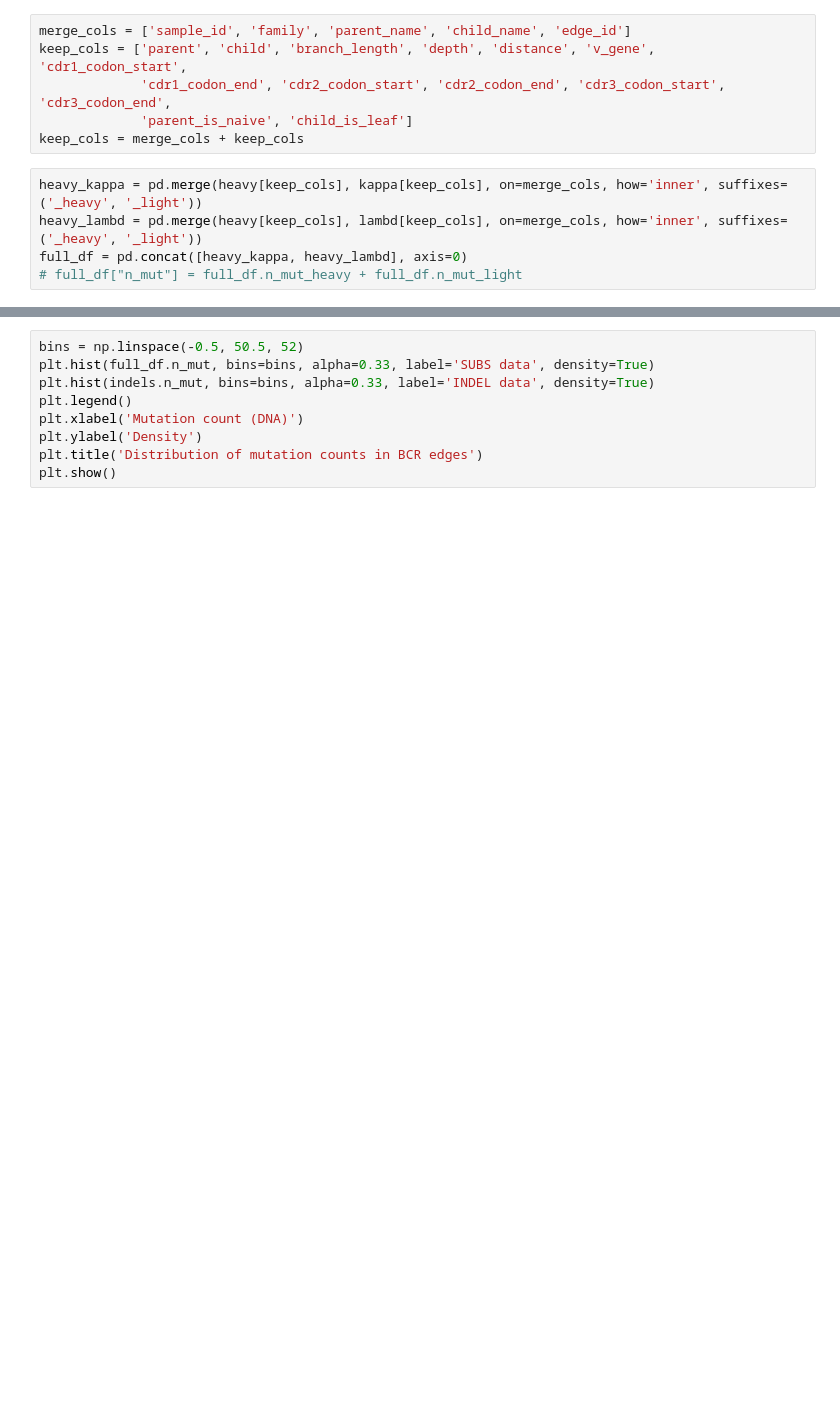
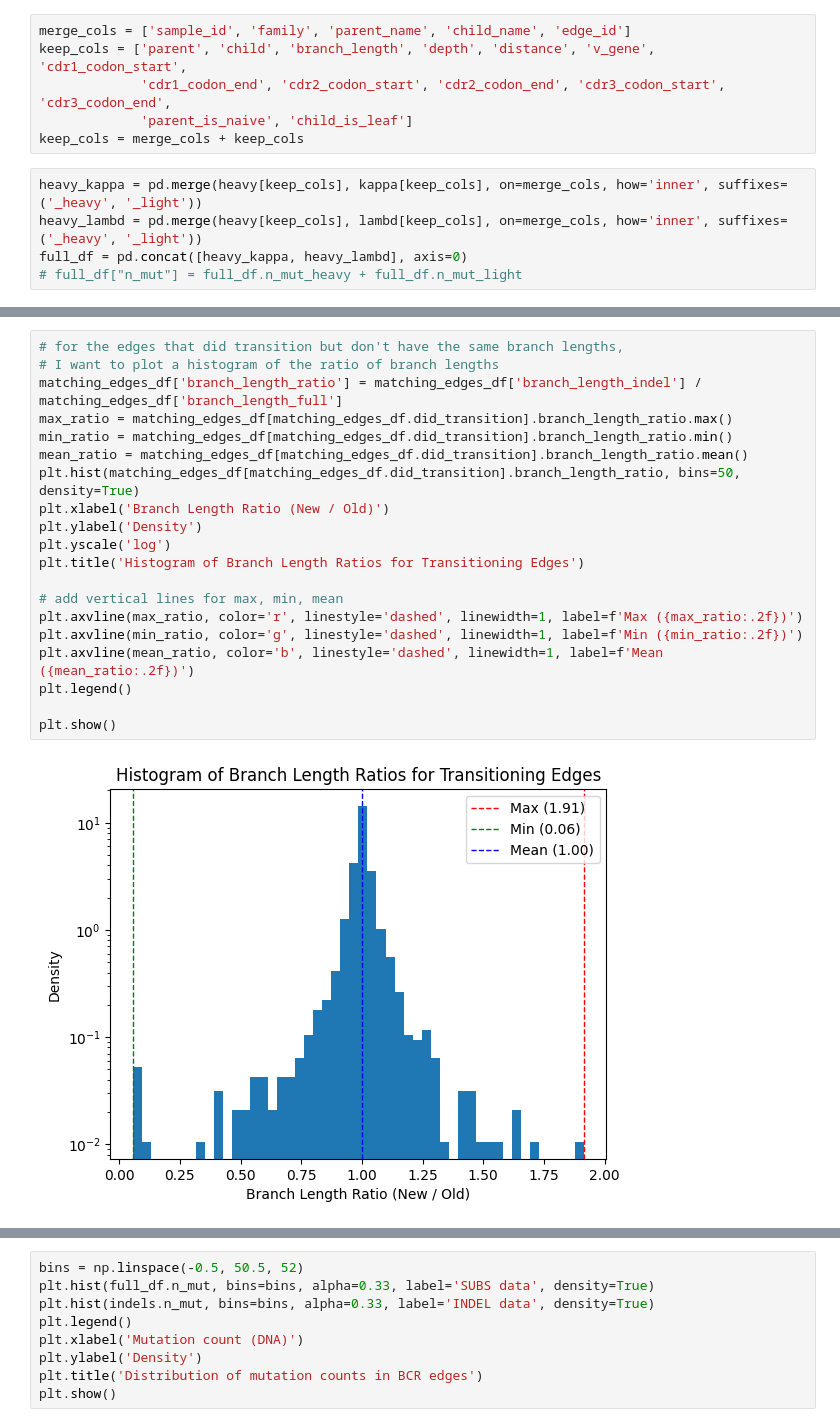
Before and after one commit to thematrixmaster/cosine, a Jupyter notebook: data/wyatt.ipynb, the cells around one changed output, grey strips where cells are left out. Drawn from its saved outputs; the diff is of its cells as text; blank space fills up the shorter version.

```diff
--- a/data/wyatt.ipynb
+++ b/data/wyatt.ipynb
@@ -230,0 +295,22 @@ pd.unique(full_df.family[full_df.parent_name == 'naive']).shape
+# %%
+# for the edges that did transition but don't have the same branch lengths,
+# I want to plot a histogram of the ratio of branch lengths
+matching_edges_df['branch_length_ratio'] = matching_edges_df['branch_length_indel'] / matching_edges_df['branch_length_full']
+max_ratio = matching_edges_df[matching_edges_df.did_transition].branch_length_ratio.max()
+min_ratio = matching_edges_df[matching_edges_df.did_transition].branch_length_ratio.min()
+mean_ratio = matching_edges_df[matching_edges_df.did_transition].branch_length_ratio.mean()
+plt.hist(matching_edges_df[matching_edges_df.did_transition].branch_length_ratio, bins=50, density=True)
+plt.xlabel('Branch Length Ratio (New / Old)')
+plt.ylabel('Density')
+plt.yscale('log')
+plt.title('Histogram of Branch Length Ratios for Transitioning Edges')
+
+# add vertical lines for max, min, mean
+plt.axvline(max_ratio, color='r', linestyle='dashed', linewidth=1, label=f'Max ({max_ratio:.2f})')
+plt.axvline(min_ratio, color='g', linestyle='dashed', linewidth=1, label=f'Min ({min_ratio:.2f})')
+plt.axvline(mean_ratio, color='b', linestyle='dashed', linewidth=1, label=f'Mean ({mean_ratio:.2f})')
+plt.legend()
+
+plt.show()
+# %% [output]
+[figure, added]
```
Also changed, not shown: parts of 11 cells of this notebook, 21 other files.
